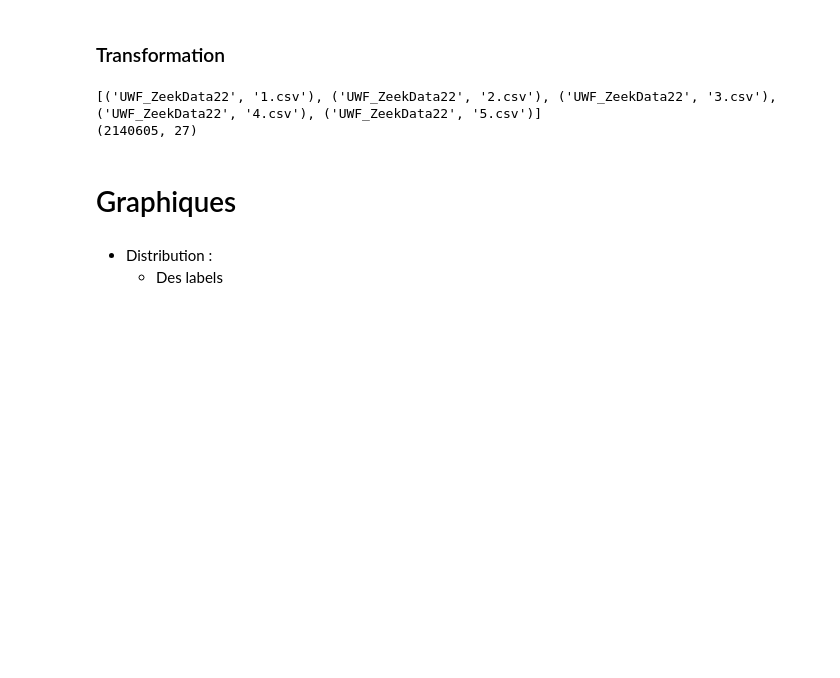
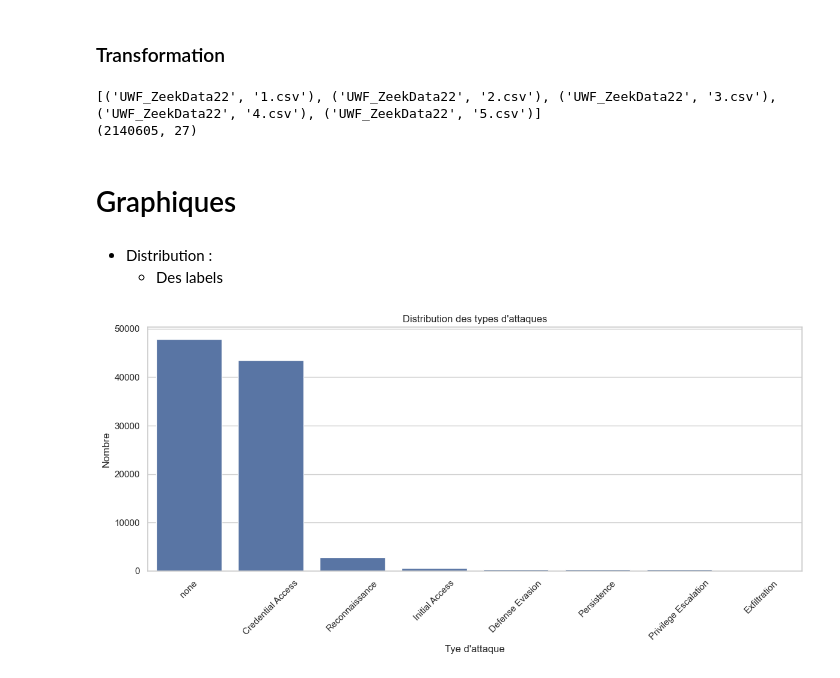
Before and after one commit to LeNonante/Logniscient, a Jupyter notebook: data_Exploration.ipynb, the cells around one changed output. Cells and saved outputs as stored; diff of their text form; code cells hidden in the pictures; blank space fills up the shorter version.

```diff
--- a/data_Exploration.ipynb
+++ b/data_Exploration.ipynb
@@ -93,3 +93,24 @@ print(DFPrincipal.shape)
 # %% [markdown]
 - Distribution :
   - Des labels
+# %%
+import matplotlib.pyplot as plt
+import seaborn as sns
+
+# Set the style of seaborn
+sns.set(style="whitegrid")
+# Taille de la figure
+plt.figure(figsize=(12, 6))
+# Creer un graphique de distribution des tactiques d'attaque
+sns.countplot(data=DFPrincipal, x='label_tactic', order=DFPrincipal['label_tactic'].value_counts().index)
+# Rotate the x labels for better readability
+plt.xticks(rotation=45)
+
+plt.title("Distribution des types d'attaques")
+plt.xlabel("Tye d'attaque")
+plt.ylabel('Nombre')
+
+plt.tight_layout()
+plt.show()
+# %% [output]
+[figure, added]
```
